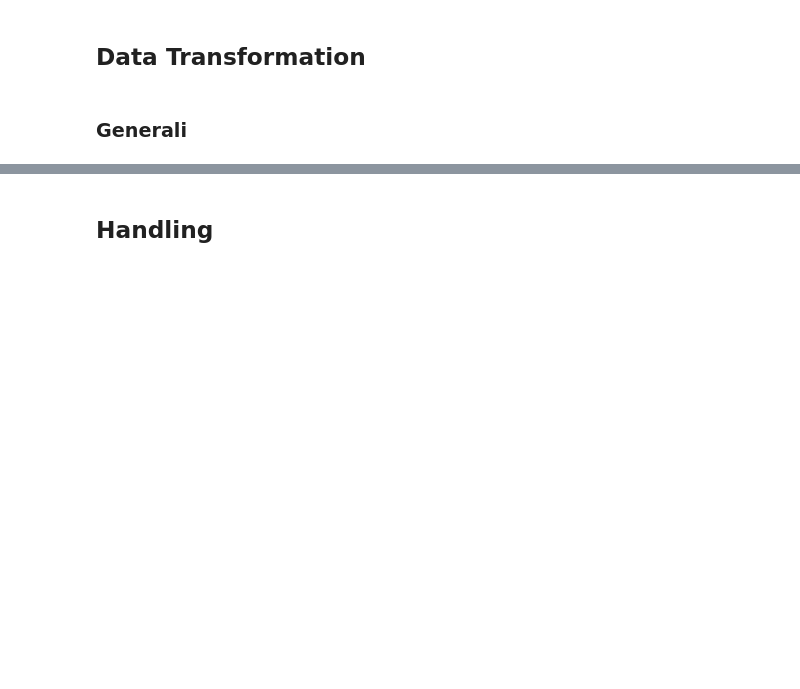
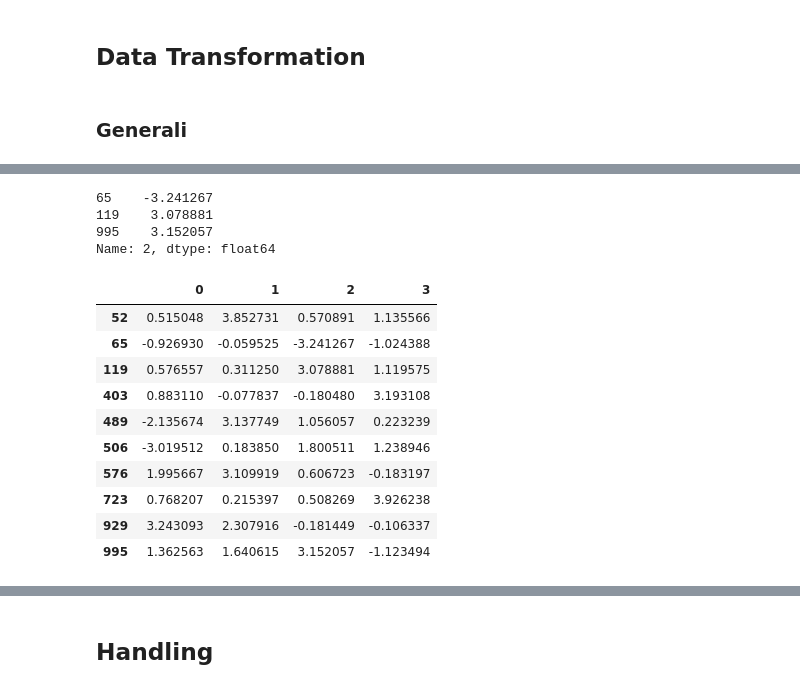
Before and after one commit to vivri161803/PythonForDataAnanlysis, a Jupyter notebook: 3_DataCleaningAndPreparation.ipynb, the cells around one changed output, grey strips where cells are left out. Cells and saved outputs as stored; diff of their text form; code cells hidden in the pictures; blank space fills up the shorter version.

```diff
--- a/3_DataCleaningAndPreparation.ipynb
+++ b/3_DataCleaningAndPreparation.ipynb
@@ -13,0 +231,4 @@ import numpy as np
+# %%
+np.random.seed(42)
+data = pd.DataFrame(np.random.standard_normal((1000, 4)))
+data.describe()
@@ -13,0 +245,23 @@ import numpy as np
+# %%
+col = data[2]
+col[col.abs() > 3]
+# %% [output]
+65    -3.241267
+119    3.078881
+995    3.152057
+Name: 2, dtype: float64
+# %%
+# individuare gli outlier
+data[(data.abs() > 3).any(axis = 'columns')]
+# %% [output]
+|  | 0 | 1 | 2 | 3 |
+| 52 | 0.515048 | 3.852731 | 0.570891 | 1.135566 |
+| 65 | -0.926930 | -0.059525 | -3.241267 | -1.024388 |
+| 119 | 0.576557 | 0.311250 | 3.078881 | 1.119575 |
+| 403 | 0.883110 | -0.077837 | -0.180480 | 3.193108 |
+| 489 | -2.135674 | 3.137749 | 1.056057 | 0.223239 |
+| 506 | -3.019512 | 0.183850 | 1.800511 | 1.238946 |
+| 576 | 1.995667 | 3.109919 | 0.606723 | -0.183197 |
+| 723 | 0.768207 | 0.215397 | 0.508269 | 3.926238 |
+| 929 | 3.243093 | 2.307916 | -0.181449 | -0.106337 |
+| 995 | 1.362563 | 1.640615 | 3.152057 | -1.123494 |
```
Also changed, not shown: parts of 74 cells of this notebook.
